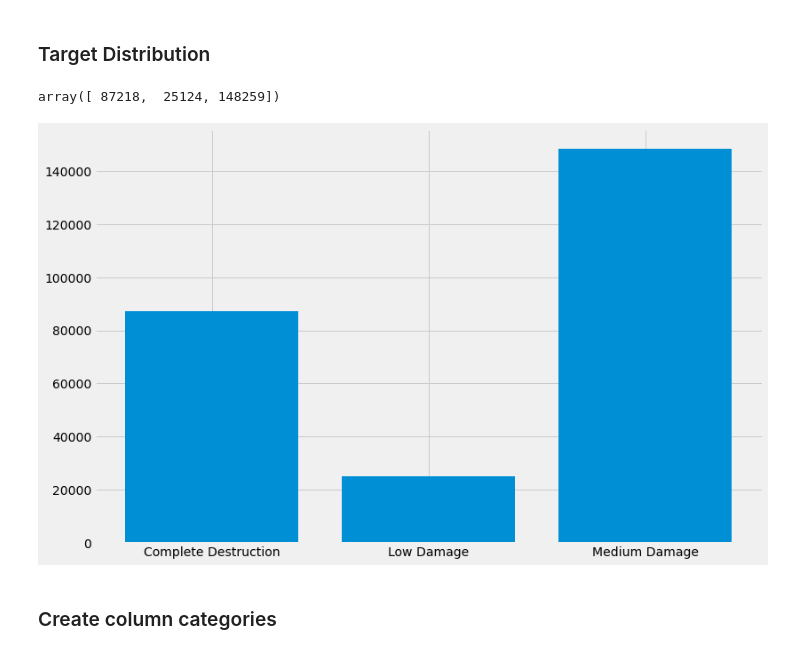
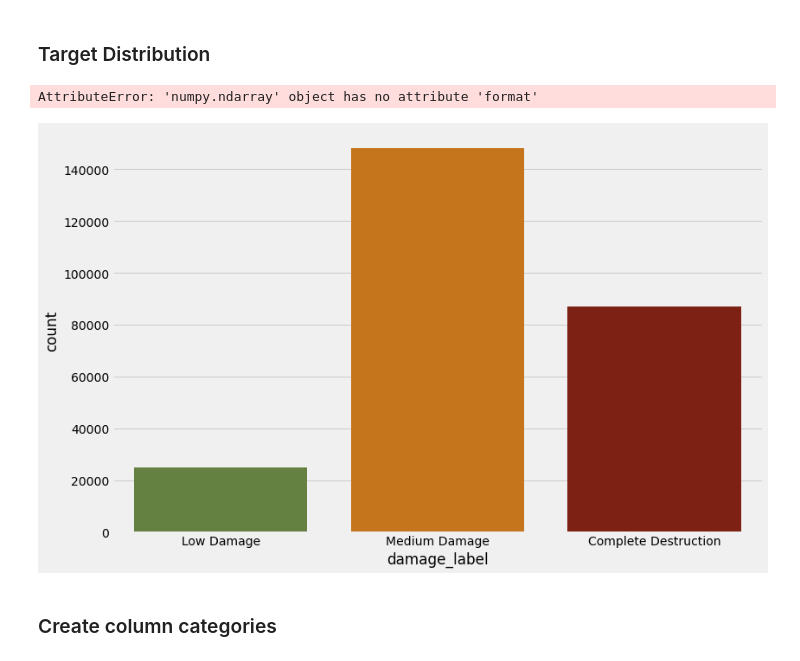
Before and after one commit to fivearm/Capstone_Repo, a Jupyter notebook: Data_Exploration.ipynb, the cells around one changed output. Drawn from its saved outputs; the diff is of its cells as text; code cells hidden in the pictures.

Commit message:
added plot

```diff
--- a/Data_Exploration.ipynb
+++ b/Data_Exploration.ipynb
@@ -36,15 +37,20 @@ memory usage: 89.5+ MB
 # %%
 df['damage_label'] = df.damage_grade.map(
     {1:'Low Damage', 2:'Medium Damage', 3:'Complete Destruction'})
-df.groupby('damage_label')['age'].count().values
-# %% [output]
-array([ 87218,  25124, 148259])
-# %%
-fig, ax = plt.subplots(figsize=(12,8))
-ax.bar(df.groupby('damage_label')['age'].count().index,
-       df.groupby('damage_label')['age'].count().values);
-# %% [output]
-[figure, removed]
+# %%
+palette = {'Low Damage' : 'xkcd:moss green',
+           'Medium Damage': 'xkcd:pumpkin',
+           'Complete Destruction': 'xkcd:brick red'}
+fig, ax = plt.subplots(figsize=(12,8))
+ax = sns.countplot(x='damage_label', data=df, palette=palette,
+                   order=['Low Damage', 'Medium Damage', 'Complete Destruction'])
+ax.yaxis.set_major_formatter(mpl.ticker.StrMethodFormatter('{x:,.0f}'))
+ax.set_xlabel('')
+ax.set_ylabel('Count')
+ax.set_title('Counts of Each Damage Level');
+# %% [output]
+AttributeError: 'numpy.ndarray' object has no attribute 'format'
+[figure, added]
 # %% [markdown]
 ### Create column categories
 # %%
```
Also changed, not shown: parts of 1 cell of this notebook.
